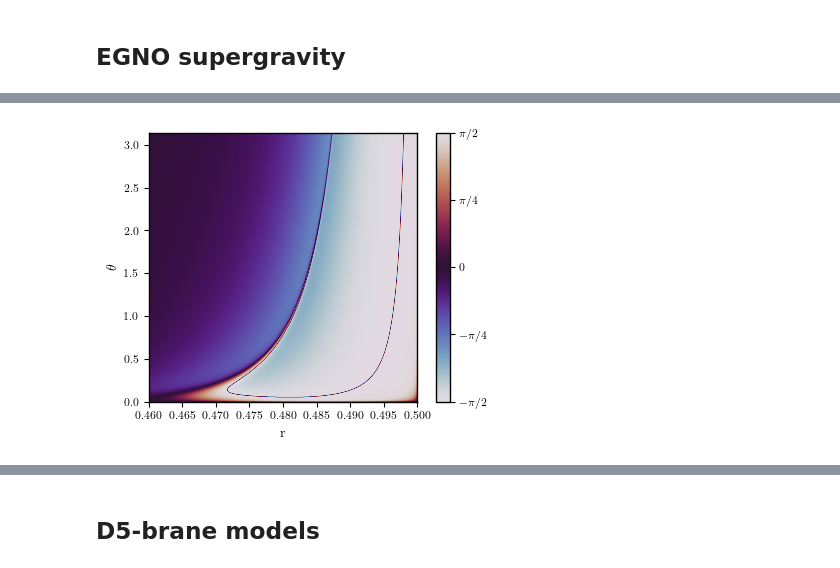
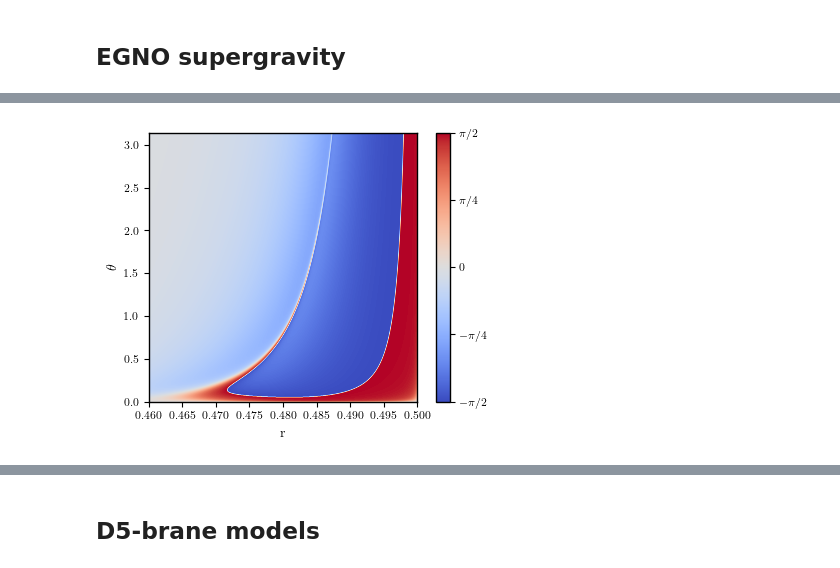
Before and after one commit to smups/srrt_models, a Jupyter notebook: plots.ipynb, the cells around one changed output, grey strips where cells are left out. Cells and saved outputs as stored; diff of their text form; code cells hidden in the pictures.

```diff
--- a/plots.ipynb
+++ b/plots.ipynb
@@ -254,19 +286,19 @@ plt.show()
 # %%
 plt.figure(figsize=MAIN_FIG(0.8))
 plot = plt.imshow(
   np.transpose(delta),
   extent= extent,
-  cmap= 'twilight',
+  cmap= 'coolwarm',
   origin= 'lower',
   aspect= ratio,
   vmin= -np.pi/2,
   vmax= np.pi/2
 )
 cbar = plt.colorbar(plot, ticks=[np.pi*n/4 for n in np.arange(-2, 3)])
 cbar.set_ticklabels(['$-\\pi/2$','$-\\pi/4$','$0$','$\\pi/4$','$\\pi/2$'])
 plt.xlabel('r')
 plt.ylabel('$\\theta$')
 plt.savefig("./figs/egno_delta.pdf", transparent=True, pad_inches=0.05)
 plt.show()
 # %% [output]
-[figure, old version]
+[figure, new version]
```
Also changed, not shown: parts of 12 cells of this notebook, 15 other files.
